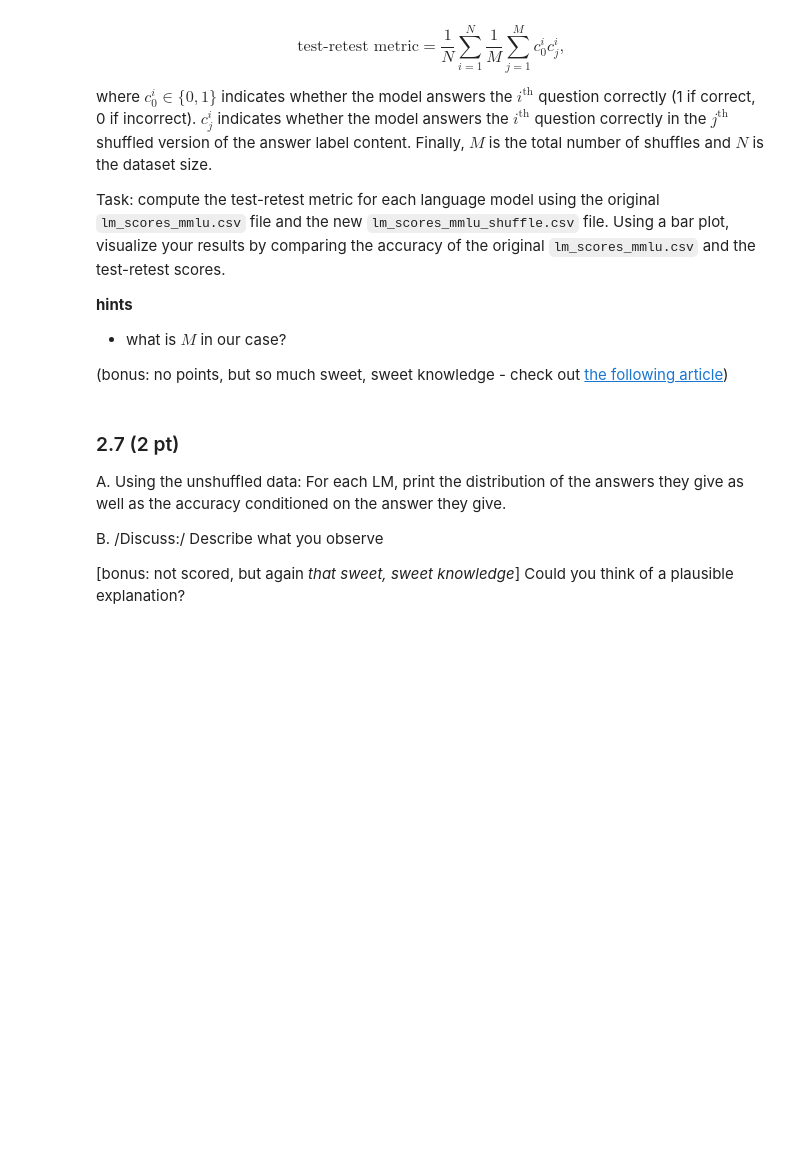
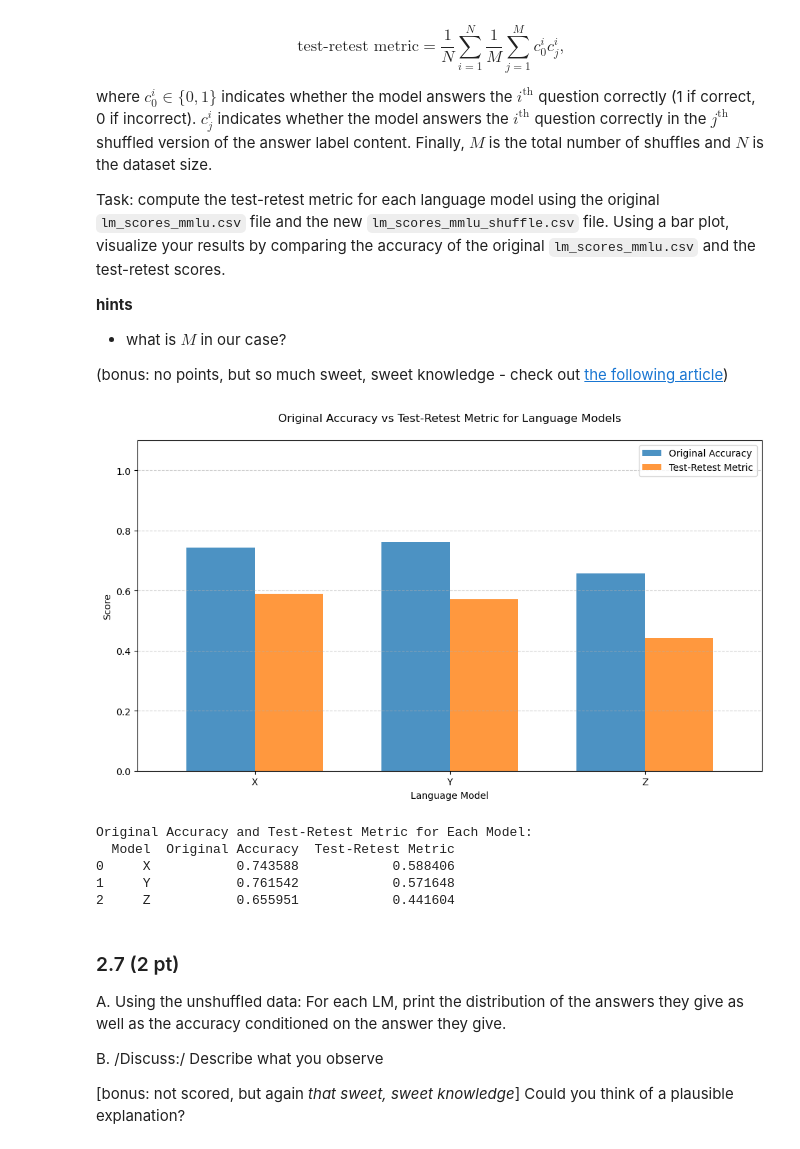
Before and after one commit to Jvviragine/data_analysis_um_course, a Jupyter notebook: data_clinics/clinic1/JV_Data_Clinic_1.ipynb, the cells around one changed output. Drawn from its saved outputs; the diff is of its cells as text; code cells hidden in the pictures; blank space fills up the shorter version.

Commit message:
Finished code for Task 2 (not all interpretations done)

```diff
--- a/data_clinics/clinic1/JV_Data_Clinic_1.ipynb
+++ b/data_clinics/clinic1/JV_Data_Clinic_1.ipynb
@@ -1145,6 +1469,65 @@ Task: compute the test-retest metric for each language model using the original
 (bonus: no points, but so much sweet, sweet knowledge - check out [the following article](https://arxiv.org/pdf/2406.19470v1))
 # %%
 #fancy code
+# Calculate the test-retest metric
+def compute_test_retest(original_df, shuffled_df):
+    # Merge the original and shuffled datasets on question_id and model_name
+    merged = original_df.merge(
+        shuffled_df,
+        on=["question_id", "model_name"],
+        suffixes=("_original", "_shuffled")
+    )
+
+    # Compute the test-retest metric for each model
+    test_retest_scores = (
+        merged.groupby("model_name")
+        .apply(lambda group: np.mean(group["correct_original"] * group["correct_shuffled"]))
+    )
+
+    return test_retest_scores
+
+# Load original and shuffled datasets
+df_mmlu = pd.read_csv('data/task_2/lm_scores_mmlu.csv')
+df_mmlu_shuffle = pd.read_csv('data/task_2_5/lm_scores_mmlu_shuffle.csv')
+
+# Add boolean correct columns for merging (if not already)
+df_mmlu["correct"] = df_mmlu["correct"].astype(int)
+df_mmlu_shuffle["correct"] = df_mmlu_shuffle["correct"].astype(int)
+
+# Compute the test-retest metric
+test_retest_scores = compute_test_retest(df_mmlu, df_mmlu_shuffle)
+
+# Compute overall accuracy for the original dataset
+overall_accuracy_original = df_mmlu.groupby("model_name")["correct"].mean()
+
+# Combine results into a single DataFrame for plotting
+results = pd.DataFrame({
+    "Model": overall_accuracy_original.index,
+    "Original Accuracy": overall_accuracy_original.values,
+    "Test-Retest Metric": test_retest_scores.values
+})
+
+# Plot the results
+results.set_index("Model").plot(kind="bar", figsize=(10, 6), alpha=0.8, width=0.7)
+plt.title("Original Accuracy vs Test-Retest Metric for Language Models", pad=20)
+plt.ylabel("Score")
+plt.xlabel("Language Model")
+plt.xticks(rotation=0)
+plt.ylim(0, 1.1)  # Ensure the y-axis covers the full range
+plt.grid(axis="y", linestyle="--", alpha=0.6)
+plt.tight_layout()
+plt.show()
+
+# Print the scores
+print("Original Accuracy and Test-Retest Metric for Each Model:")
+print(results)
+# %% [output]
+[figure, added]
+Original Accuracy and Test-Retest Metric for Each Model:
+  Model  Original Accuracy  Test-Retest Metric
+0     X           0.743588            0.588406
+1     Y           0.761542            0.571648
+2     Z           0.655951            0.441604
 # %% [markdown]
 ### 2.7 (2 pt)
 
```
Also changed, not shown: parts of 19 cells of this notebook.
